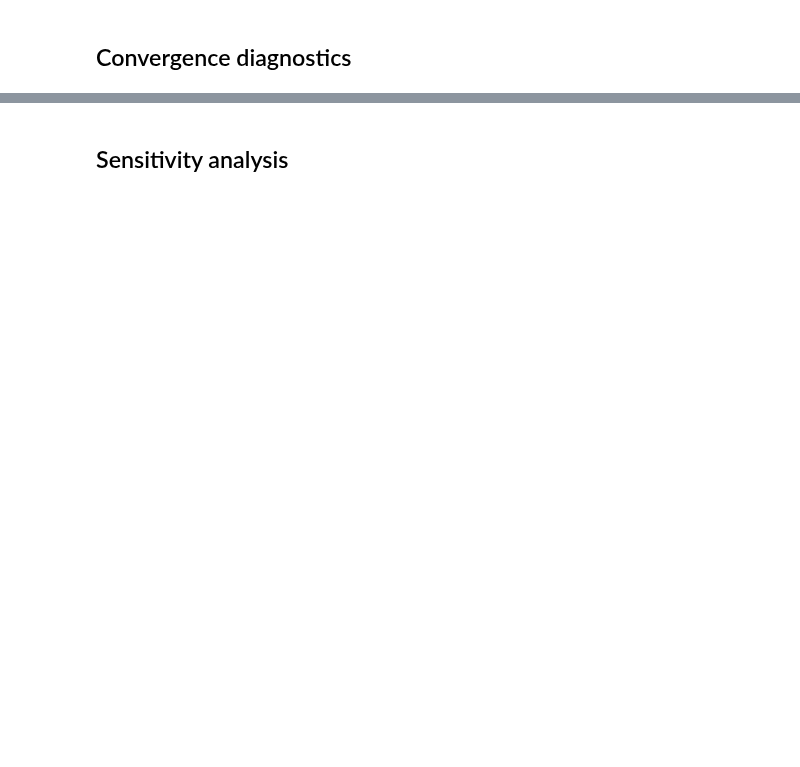
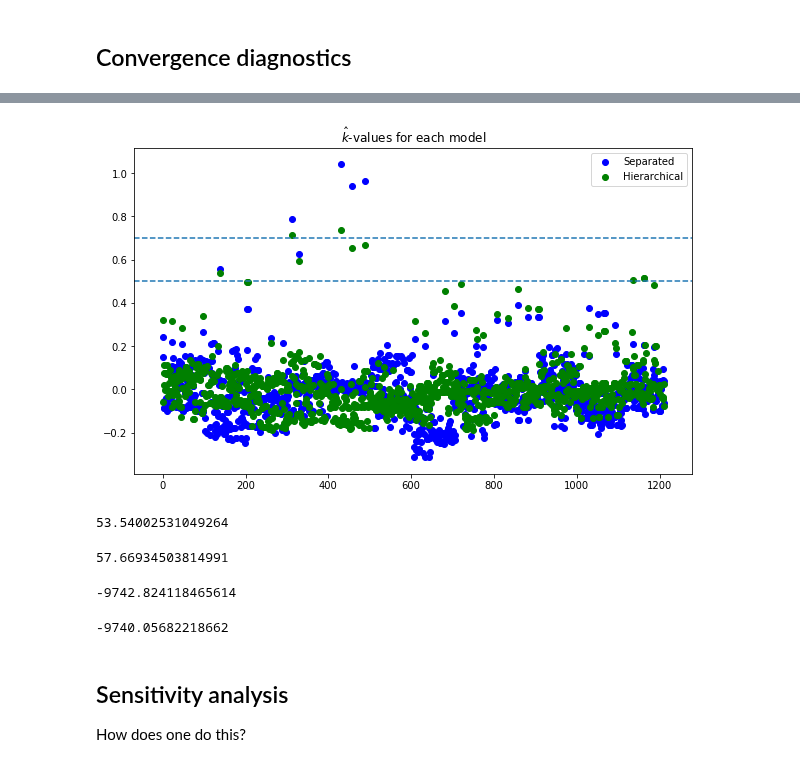
Before and after one commit to Lensku/BDA-Project-Otso-Lensku, a Jupyter notebook: Project.ipynb, the cells around one changed output, grey strips where cells are left out. Cells and saved outputs as stored; diff of their text form; code cells hidden in the pictures; blank space fills up the shorter version.

```diff
--- a/Project.ipynb
+++ b/Project.ipynb
@@ -417,2 +425,33 @@ Pareto k diagnostic values:
+# %%
+s = az.loo(separate_inference_data, pointwise= True, scale="log")
+h = az.loo(hierarchical_inference_data, pointwise= True, scale="log")
+# %%
+plt.figure(figsize=(10,6))
+plt.scatter(range(1212), s.pareto_k.data, c="b", label="Separated")
+plt.scatter(range(1212), h.pareto_k.data, c="g", label="Hierarchical")
+plt.axhline(y=0.5, ls='--')
+plt.axhline(y=0.7, ls='--')
+plt.title("$\hat{k}$-values for each model")
+_ =plt.legend()
+# %% [output]
+[figure, added]
+# %%
+s.p_loo
+# %% [output]
+53.54002531049264
+# %%
+h.p_loo
+# %% [output]
+57.66934503814991
+# %%
+s.loo
+# %% [output]
+-9742.824118465614
+# %%
+h.loo
+# %% [output]
+-9740.05682218662
 # %% [markdown]
 ## Sensitivity analysis
+
+How does one do this?
```
Also changed, not shown: parts of 17 cells of this notebook.
